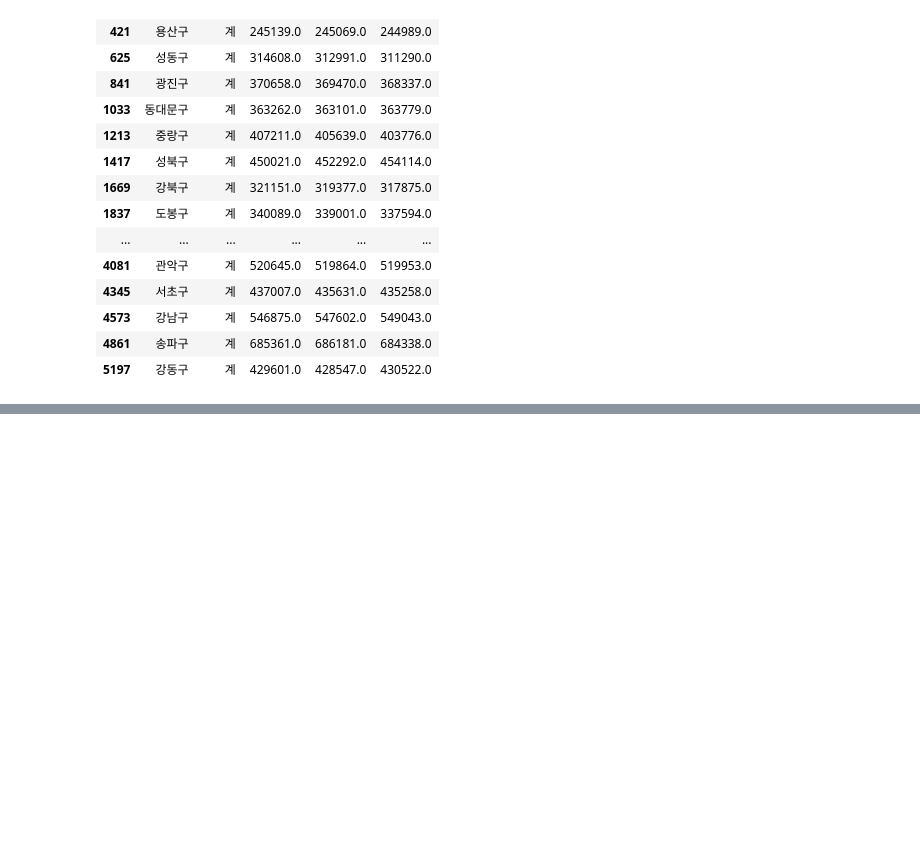
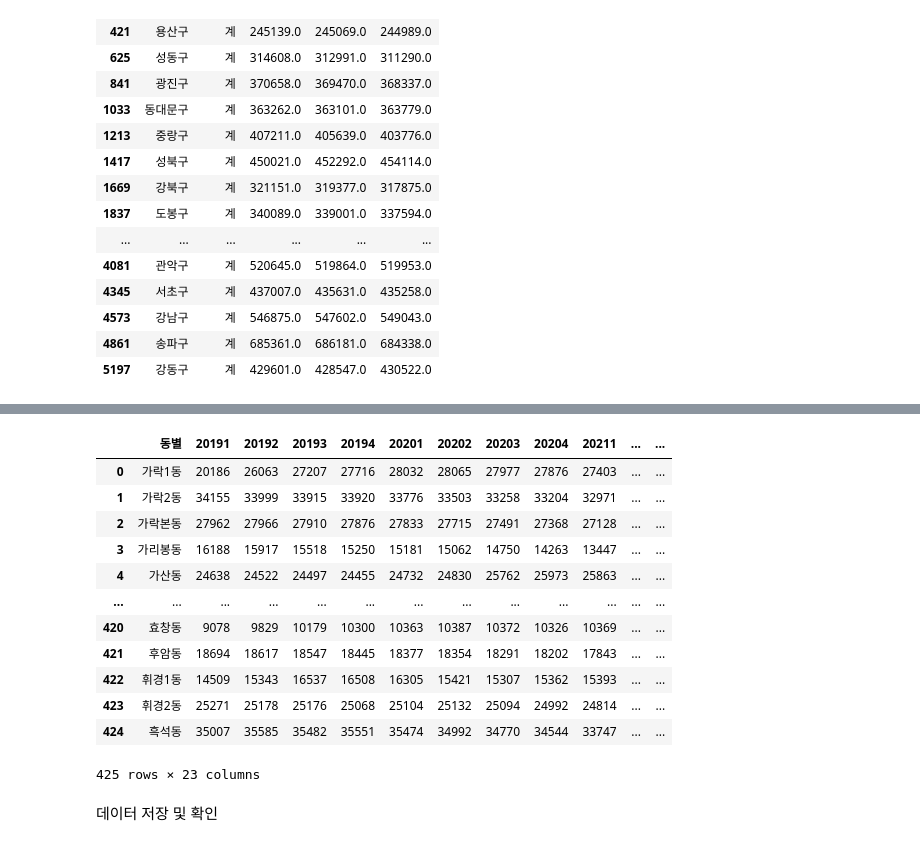
Before and after one commit to icehotcocoa/apt-project, a Jupyter notebook: oos/data/거주인구/서울시 거주인구 (동,분기).ipynb, the cells around one changed output, grey strips where cells are left out. Drawn from its saved outputs; the diff is of its cells as text; code cells hidden in the pictures; blank space fills up the shorter version.

```diff
--- a/oos/data/거주인구/서울시 거주인구 (동,분기).ipynb
+++ b/oos/data/거주인구/서울시 거주인구 (동,분기).ipynb
@@ -274,0 +298,3 @@ filtered_data.iloc[:,:13]
+# %%
+for d in dong425.columns[1:]:
+    dong425[d] = dong425[d].astype(int)
@@ -274,0 +321,18 @@ filtered_data.iloc[:,:13]
+# %%
+dong425
+# %% [output]
+|  | 동별 | 20191 | 20192 | 20193 | 20194 | 20201 | 20202 | 20203 | 20204 | 20211 | ... | ... |
+| 0 | 가락1동 | 20186 | 26063 | 27207 | 27716 | 28032 | 28065 | 27977 | 27876 | 27403 | ... | ... |
+| 1 | 가락2동 | 34155 | 33999 | 33915 | 33920 | 33776 | 33503 | 33258 | 33204 | 32971 | ... | ... |
+| 2 | 가락본동 | 27962 | 27966 | 27910 | 27876 | 27833 | 27715 | 27491 | 27368 | 27128 | ... | ... |
+| 3 | 가리봉동 | 16188 | 15917 | 15518 | 15250 | 15181 | 15062 | 14750 | 14263 | 13447 | ... | ... |
+| 4 | 가산동 | 24638 | 24522 | 24497 | 24455 | 24732 | 24830 | 25762 | 25973 | 25863 | ... | ... |
+| ... | ... | ... | ... | ... | ... | ... | ... | ... | ... | ... | ... | ... |
+| 420 | 효창동 | 9078 | 9829 | 10179 | 10300 | 10363 | 10387 | 10372 | 10326 | 10369 | ... | ... |
+| 421 | 후암동 | 18694 | 18617 | 18547 | 18445 | 18377 | 18354 | 18291 | 18202 | 17843 | ... | ... |
+| 422 | 휘경1동 | 14509 | 15343 | 16537 | 16508 | 16305 | 15421 | 15307 | 15362 | 15393 | ... | ... |
+| 423 | 휘경2동 | 25271 | 25178 | 25176 | 25068 | 25104 | 25132 | 25094 | 24992 | 24814 | ... | ... |
+| 424 | 흑석동 | 35007 | 35585 | 35482 | 35551 | 35474 | 34992 | 34770 | 34544 | 33747 | ... | ... |
+425 rows × 23 columns
+# %% [markdown]
+데이터 저장 및 확인
```
Also changed, not shown: parts of 25 cells of this notebook, 1 other file.
